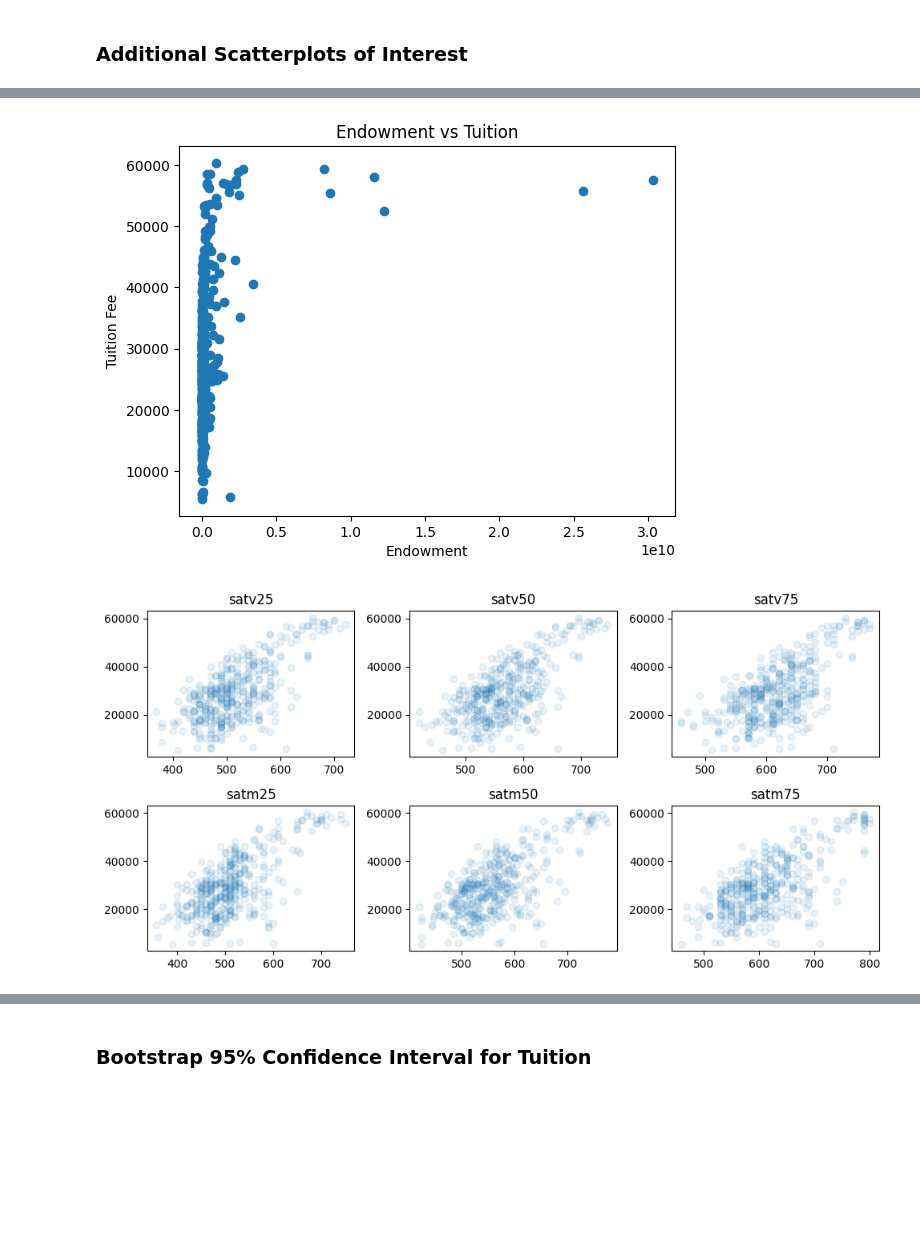
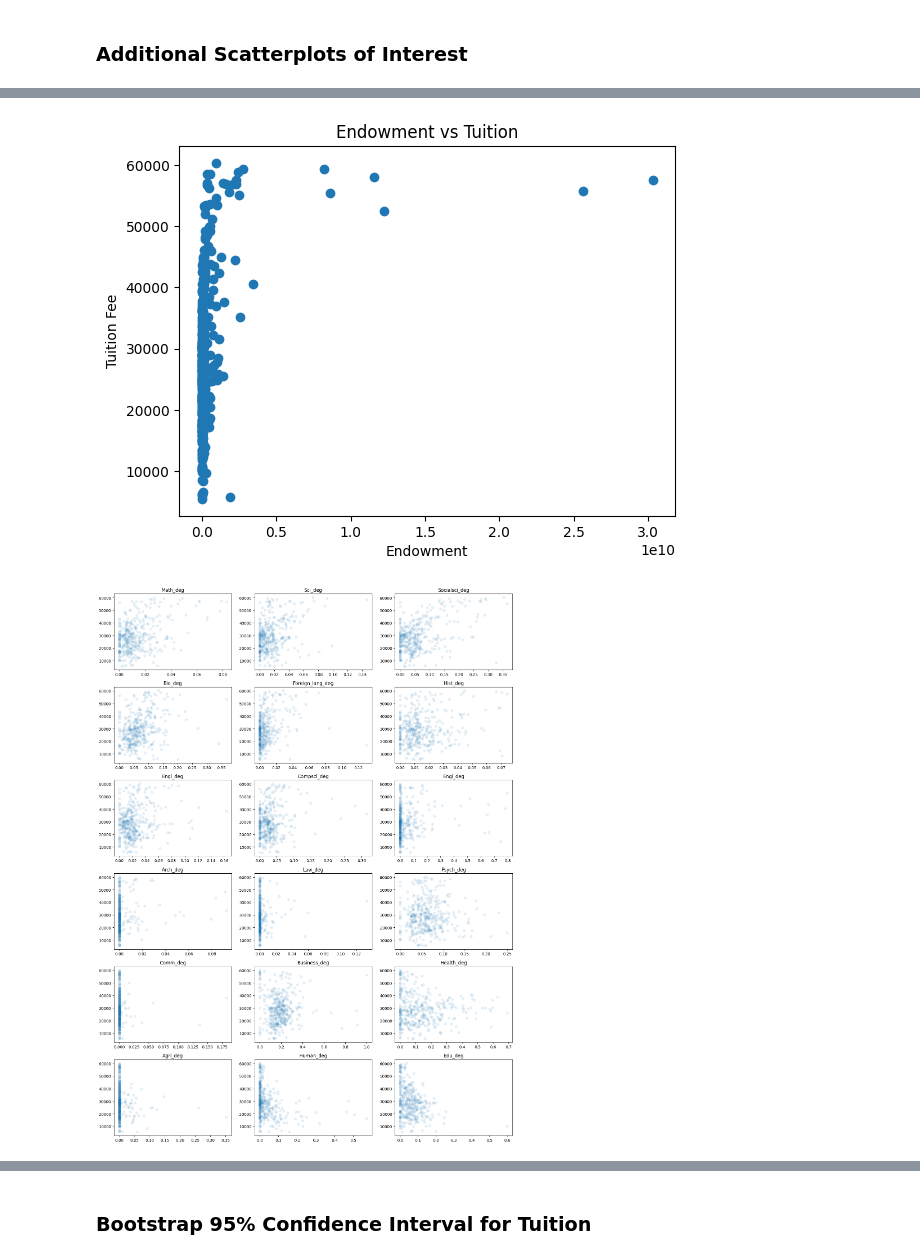
Before and after one commit to VarunBondugula/StatisticalLearning-PredictionModel, a Jupyter notebook: Final Project.ipynb, the cells around one changed output, grey strips where cells are left out. Drawn from its saved outputs; the diff is of its cells as text; code cells hidden in the pictures; blank space fills up the shorter version.

```diff
--- a/Final Project.ipynb
+++ b/Final Project.ipynb
@@ -120,6 +131,26 @@ plt.scatter(df['endowment'],df['tuition'])
 plt.xlabel('Endowment')
 plt.ylabel('Tuition Fee')
 plt.title('Endowment vs Tuition')
+plt.show()
+
+degree_features = ['math_deg', 'sci_deg', 'socialsci_deg', 'bio_deg', 'foreign_lang_deg',
+                   'hist_deg', 'engl_deg', 'compsci_deg', 'engi_deg', 'arch_deg',
+                   'law_deg', 'psych_deg', 'comm_deg', 'business_deg', 'health_deg',
+                   'agri_deg', 'human_deg', 'edu_deg']
+
+fig, axs = plt.subplots(6, 3, figsize=(15, 20))
+
+axs = axs.flatten()
+
+for i, degree_feature in enumerate(degree_features):
+    row = i // 3
+    col = i % 3
+
+    # Create scatterplot
+    axs[i].scatter(df[degree_feature], df['tuition'], alpha=0.1)
+    axs[i].set_title(degree_feature.capitalize())
+
+plt.tight_layout()
 plt.show()
 
 fig, axs = plt.subplots(2,3,figsize=(10,5))
@@ -149,31 +180,31 @@ fig, axs = plt.subplots(2,4,figsize=(10,5))
 
 axs[0,0].scatter(df['ug_men'],df['tuition'], alpha=0.1)
 axs[0,0].set_title('ug_men')
 
 axs[0,1].scatter(df['ug_women'],df['tuition'], alpha=0.1)
 axs[0,1].set_title('ug_women')
 
 axs[0,2].scatter(df['ug_white'],df['tuition'], alpha=0.1)
 axs[0,2].set_title('ug_white')
 
 axs[0,3].scatter(df['ug_black'],df['tuition'], alpha=0.1)
 axs[0,3].set_title('ug_black')
 
 axs[1,0].scatter(df['ug_hispanic'],df['tuition'], alpha=0.1)
 axs[1,0].set_title('ug_hispanic')
 
 axs[1,1].scatter(df['ug_asian'],df['tuition'], alpha=0.1)
 axs[1,1].set_title('ug_asian')
 
 axs[1,2].scatter(df['ug_25plus'],df['tuition'], alpha=0.1)
 axs[1,2].set_title('ug_25plus')
 
 axs[1,3].scatter(df['first_gen'],df['tuition'], alpha=0.1)
 axs[1,3].set_title('first_gen')
 
 plt.tight_layout()
 plt.show()
 # %% [output]
 [figure]
 [figure]
-[figure, old version]
+[figure, new version]
```
Also changed, not shown: parts of 12 cells of this notebook, 1 other file.
